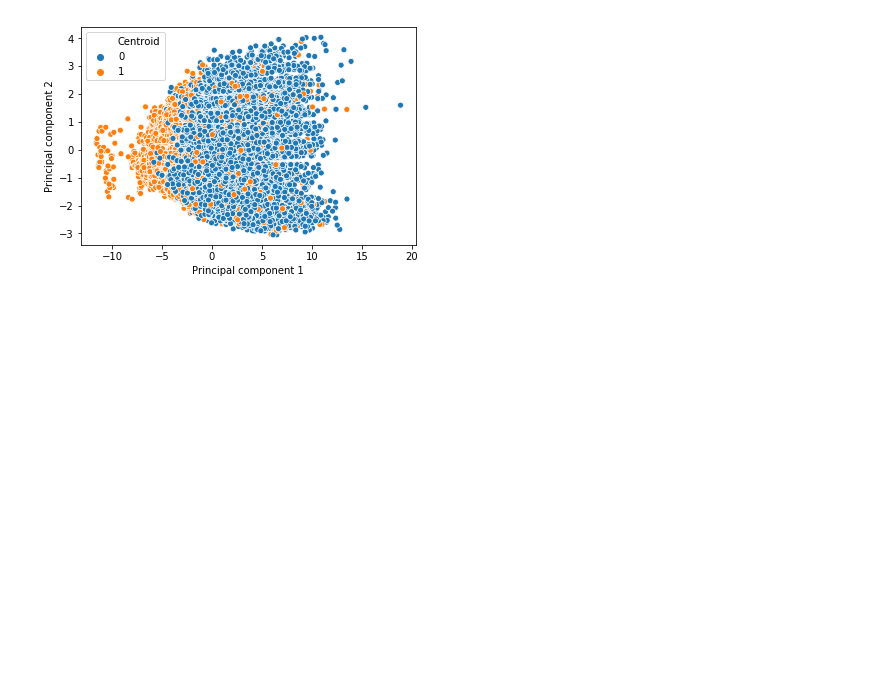
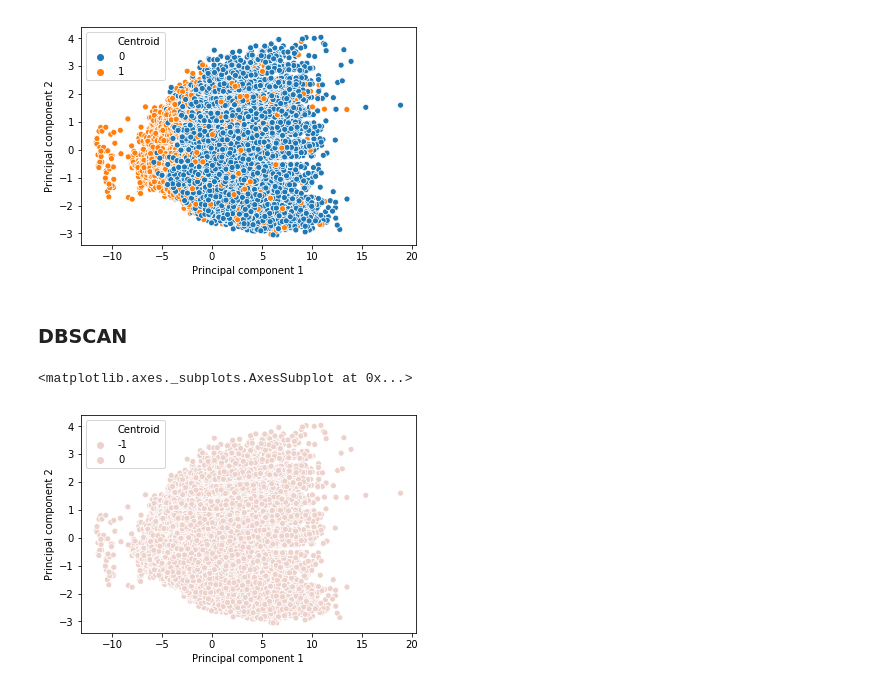
Before and after one commit to npqbuu/ML_Bootcamp_2019, a Jupyter notebook: W6_Boston-Marathon-Project/Boston-Marathon-Project.ipynb, the cells around one changed output. Cells and saved outputs as stored; diff of their text form; code cells hidden in the pictures; blank space fills up the shorter version.

```diff
--- a/W6_Boston-Marathon-Project/Boston-Marathon-Project.ipynb
+++ b/W6_Boston-Marathon-Project/Boston-Marathon-Project.ipynb
@@ -153,7 +153,7 @@ df_ = df.copy() #Backup df
 
 # Drop country column for PCA
 df_visual = df_.copy()
-df_pca = df_.drop(['country'], axis = 1)
+df_pca = df_visual.drop(['country'], axis = 1)
 # %%
 #Standar Scaler
 from sklearn.preprocessing import StandardScaler
@@ -205,12 +205,26 @@ df.head()
 # %%
 from sklearn.cluster import KMeans
 
-kmeans = KMeans(n_clusters=2, random_state=0)
-kmeans.fit(df)
+clustering = KMeans(n_clusters=2, random_state=0)
 
-df_visual['Centroid'] = kmeans.labels_
+clustering.fit(df)
+df_visual['Centroid'] = clustering.labels_
 # %%
 sns.scatterplot(x = 'Principal component 1', y = 'Principal component 2', hue = 'Centroid', data = df_visual)
 # %% [output]
 <matplotlib.axes._subplots.AxesSubplot at 0x...>
 [figure]
+# %% [markdown]
+### DBSCAN
+# %%
+from sklearn.cluster import DBSCAN
+
+clustering = DBSCAN()
+
+clustering.fit(df)
+df_visual['Centroid'] = clustering.labels_
+# %%
+sns.scatterplot(x = 'Principal component 1', y = 'Principal component 2', hue = 'Centroid', data = df_visual)
+# %% [output]
+<matplotlib.axes._subplots.AxesSubplot at 0x...>
+[figure, added]
```
Also changed, not shown: parts of 1 cell of this notebook.
